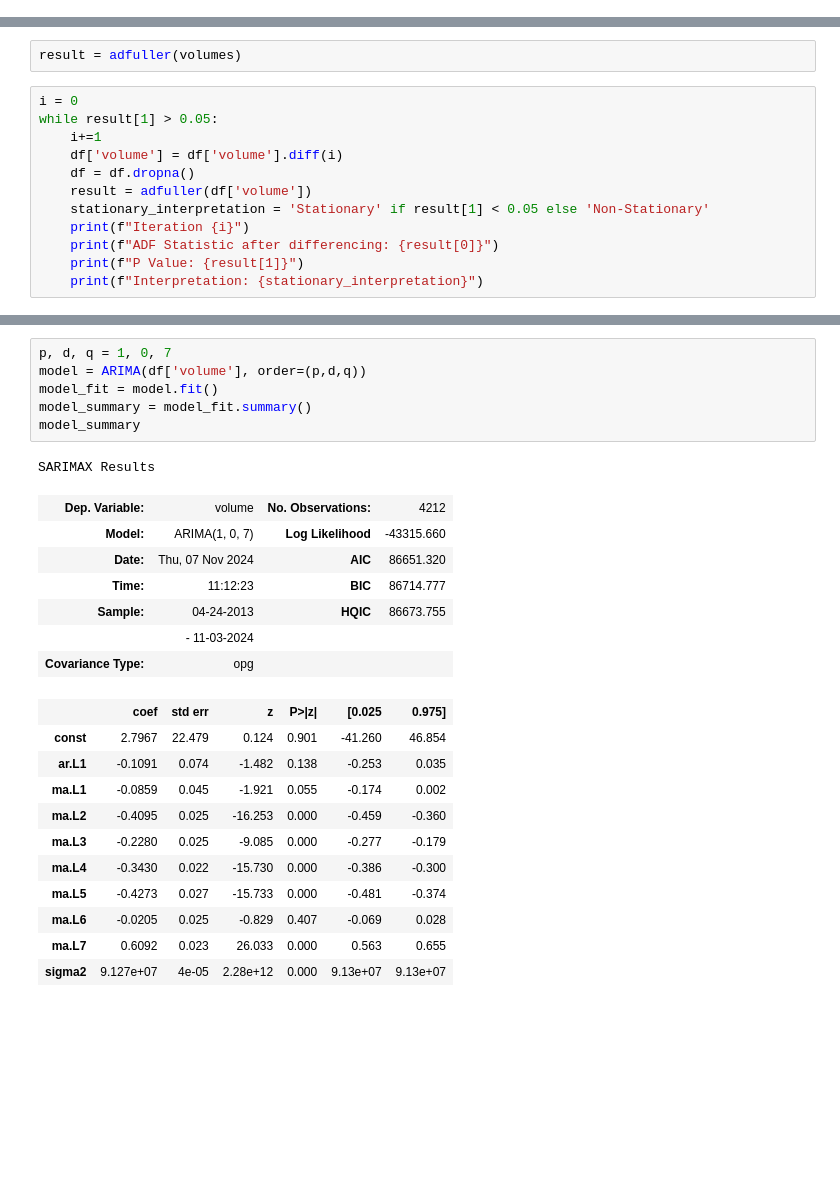
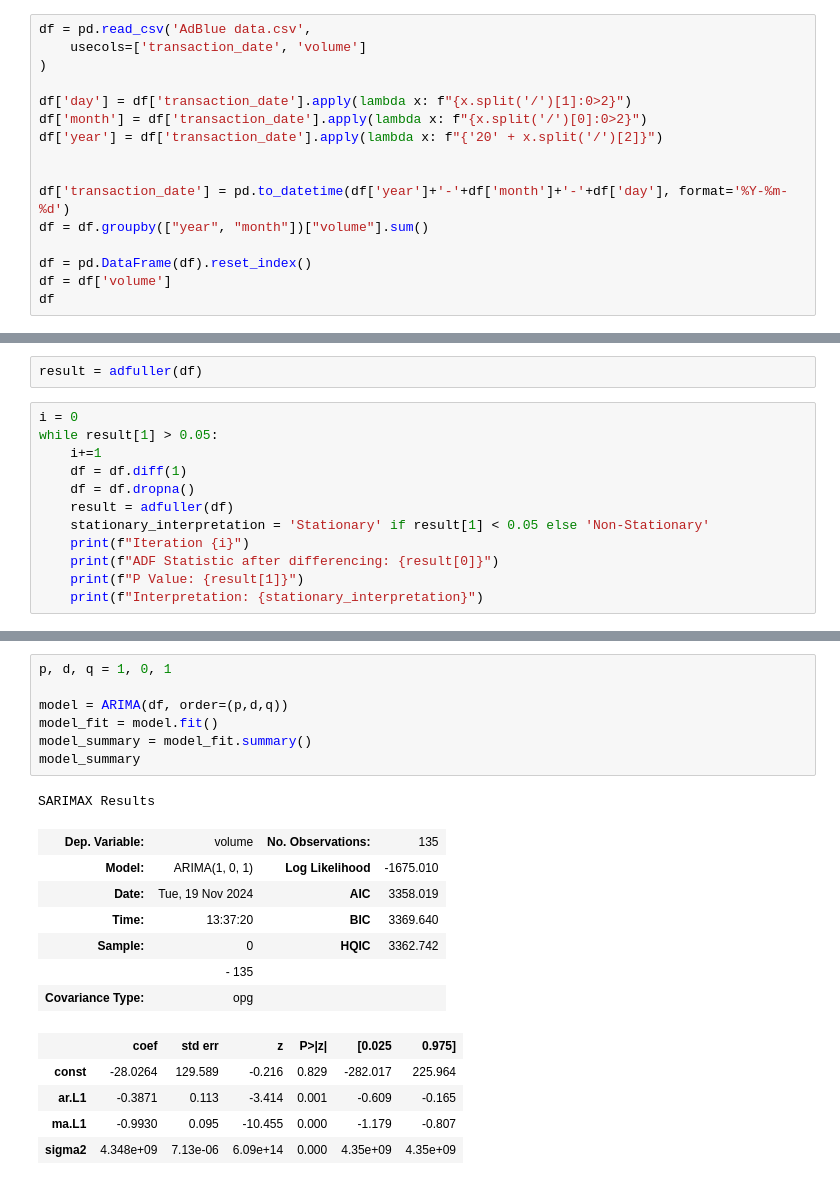
Before and after one commit to aed1988/Coursework, a Jupyter notebook: AdBlue Analysis.ipynb, the cells around one changed output, grey strips where cells are left out. Drawn from its saved outputs; the diff is of its cells as text; blank space fills up the shorter version.

```diff
--- a/AdBlue Analysis.ipynb
+++ b/AdBlue Analysis.ipynb
@@ -42,0 +10,16 @@ memory usage: 65.8+ KB
+# %%
+df = pd.read_csv('AdBlue data.csv',
+    usecols=['transaction_date', 'volume']
+)
+
+df['day'] = df['transaction_date'].apply(lambda x: f"{x.split('/')[1]:0>2}")
+df['month'] = df['transaction_date'].apply(lambda x: f"{x.split('/')[0]:0>2}")
+df['year'] = df['transaction_date'].apply(lambda x: f"{'20' + x.split('/')[2]}")
+
+
+df['transaction_date'] = pd.to_datetime(df['year']+'-'+df['month']+'-'+df['day'], format='%Y-%m-%d')
+df = df.groupby(["year", "month"])["volume"].sum()
+
+df = pd.DataFrame(df).reset_index()
+df = df['volume']
+df
@@ -45,12 +50,12 @@ df.plot()
 # %%
-result = adfuller(volumes)
+result = adfuller(df)
 # %%
 i = 0
 while result[1] > 0.05:
     i+=1
-    df['volume'] = df['volume'].diff(i)
+    df = df.diff(1)
     df = df.dropna()
-    result = adfuller(df['volume'])
+    result = adfuller(df)
     stationary_interpretation = 'Stationary' if result[1] < 0.05 else 'Non-Stationary'
     print(f"Iteration {i}")
     print(f"ADF Statistic after differencing: {result[0]}")
@@ -71,26 +80,21 @@ plot_pacf(df['volume'], lags = 50)
 # %%
-p, d, q = 1, 0, 7
-model = ARIMA(df['volume'], order=(p,d,q))
+p, d, q = 1, 0, 1
+
+model = ARIMA(df, order=(p,d,q))
 model_fit = model.fit()
 model_summary = model_fit.summary()
 model_summary
 # %% [output]
 SARIMAX Results
-| Dep. Variable: | volume | No. Observations: | 4212 |
-| Model: | ARIMA(1, 0, 7) | Log Likelihood | -43315.660 |
-| Date: | Thu, 07 Nov 2024 | AIC | 86651.320 |
-| Time: | 11:12:23 | BIC | 86714.777 |
-| Sample: | 04-24-2013 | HQIC | 86673.755 |
-|  | - 11-03-2024 |  |  |
+| Dep. Variable: | volume | No. Observations: | 135 |
+| Model: | ARIMA(1, 0, 1) | Log Likelihood | -1675.010 |
+| Date: | Tue, 19 Nov 2024 | AIC | 3358.019 |
+| Time: | 13:37:20 | BIC | 3369.640 |
+| Sample: | 0 | HQIC | 3362.742 |
+|  | - 135 |  |  |
 | Covariance Type: | opg |  |  |
 |  | coef | std err | z | P>|z| | [0.025 | 0.975] |
-| const | 2.7967 | 22.479 | 0.124 | 0.901 | -41.260 | 46.854 |
-| ar.L1 | -0.1091 | 0.074 | -1.482 | 0.138 | -0.253 | 0.035 |
-| ma.L1 | -0.0859 | 0.045 | -1.921 | 0.055 | -0.174 | 0.002 |
-| ma.L2 | -0.4095 | 0.025 | -16.253 | 0.000 | -0.459 | -0.360 |
-| ma.L3 | -0.2280 | 0.025 | -9.085 | 0.000 | -0.277 | -0.179 |
-| ma.L4 | -0.3430 | 0.022 | -15.730 | 0.000 | -0.386 | -0.300 |
-| ma.L5 | -0.4273 | 0.027 | -15.733 | 0.000 | -0.481 | -0.374 |
-| ma.L6 | -0.0205 | 0.025 | -0.829 | 0.407 | -0.069 | 0.028 |
-| ma.L7 | 0.6092 | 0.023 | 26.033 | 0.000 | 0.563 | 0.655 |
-| sigma2 | 9.127e+07 | 4e-05 | 2.28e+12 | 0.000 | 9.13e+07 | 9.13e+07 |
+| const | -28.0264 | 129.589 | -0.216 | 0.829 | -282.017 | 225.964 |
+| ar.L1 | -0.3871 | 0.113 | -3.414 | 0.001 | -0.609 | -0.165 |
+| ma.L1 | -0.9930 | 0.095 | -10.455 | 0.000 | -1.179 | -0.807 |
+| sigma2 | 4.348e+09 | 7.13e-06 | 6.09e+14 | 0.000 | 4.35e+09 | 4.35e+09 |
```
Also changed, not shown: parts of 14 cells of this notebook, 1 other file.
